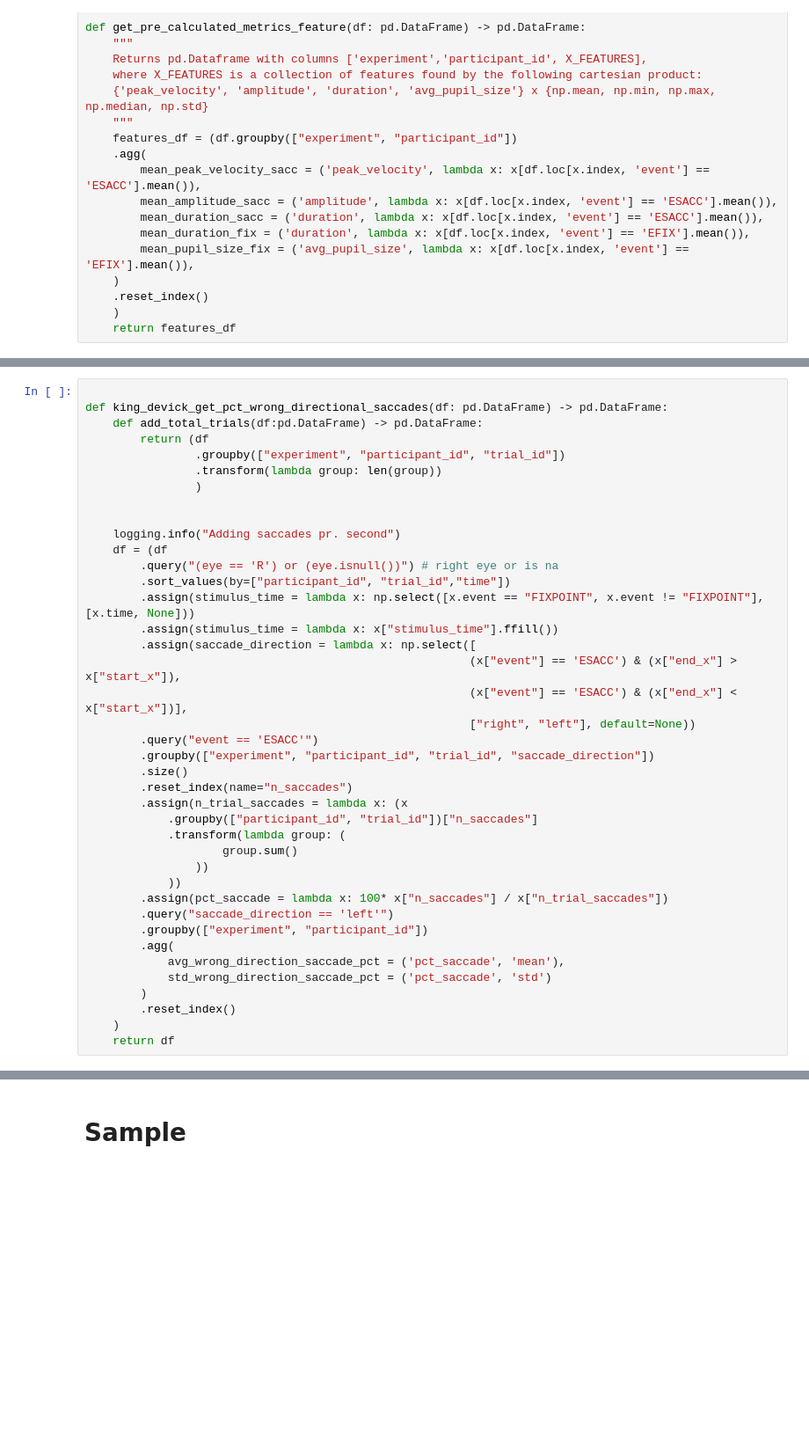
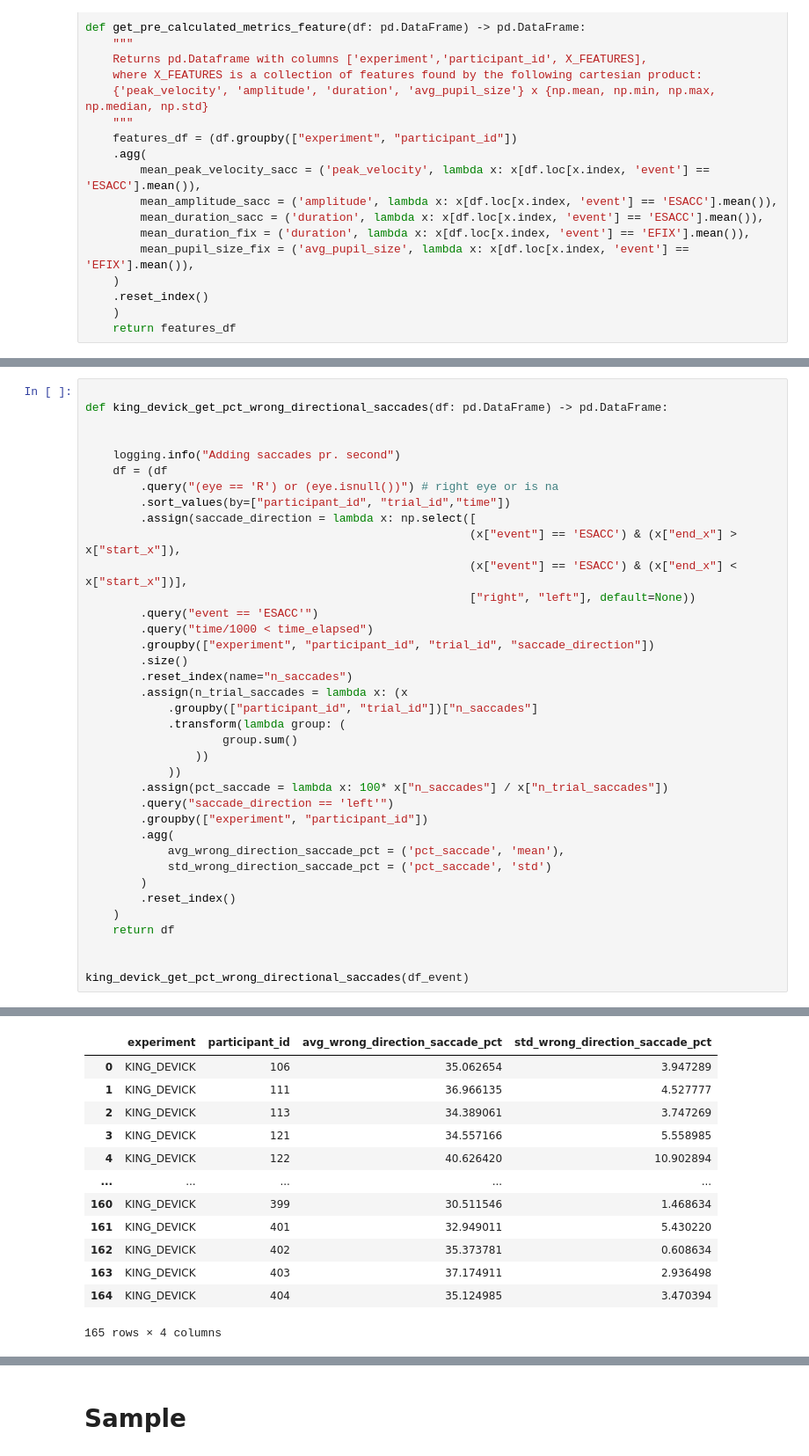
Before and after one commit to krusand/Analyzing-concussions-through-eyetracking-measurements, a Jupyter notebook: src/features/notebooks/king_devick_features.ipynb, the cells around one changed output, grey strips where cells are left out. Shown at 88% size. Cells and saved outputs as stored; diff of their text form; blank space fills up the shorter version.

```diff
--- a/src/features/notebooks/king_devick_features.ipynb
+++ b/src/features/notebooks/king_devick_features.ipynb
@@ -143,24 +142,18 @@ sns.kdeplot(data=data, x='std_saccades_pr_second', hue='y', ax= ax[2])
 # %%
 
 def king_devick_get_pct_wrong_directional_saccades(df: pd.DataFrame) -> pd.DataFrame:
-    def add_total_trials(df:pd.DataFrame) -> pd.DataFrame:
-        return (df
-                .groupby(["experiment", "participant_id", "trial_id"])
-                .transform(lambda group: len(group))
-                )
 
 
     logging.info("Adding saccades pr. second")
     df = (df
         .query("(eye == 'R') or (eye.isnull())") # right eye or is na
         .sort_values(by=["participant_id", "trial_id","time"])
-        .assign(stimulus_time = lambda x: np.select([x.event == "FIXPOINT", x.event != "FIXPOINT"], [x.time, None]))
-        .assign(stimulus_time = lambda x: x["stimulus_time"].ffill())
         .assign(saccade_direction = lambda x: np.select([
                                                         (x["event"] == 'ESACC') & (x["end_x"] > x["start_x"]),
                                                         (x["event"] == 'ESACC') & (x["end_x"] < x["start_x"])],
                                                         ["right", "left"], default=None))
         .query("event == 'ESACC'")
+        .query("time/1000 < time_elapsed")
         .groupby(["experiment", "participant_id", "trial_id", "saccade_direction"])
         .size()
         .reset_index(name="n_saccades")
@@ -180,3 +173,7 @@ def king_devick_get_pct_wrong_directional_saccades(df: pd.DataFrame) -> pd.DataF
         .reset_index()
     )
     return df
+
+
+king_devick_get_pct_wrong_directional_saccades(df_event)
+# %% [output]
@@ -183,3 +181,16 @@ def king_devick_get_pct_wrong_directional_saccades(df: pd.DataFrame) -> pd.DataF
+|  | experiment | participant_id | avg_wrong_direction_saccade_pct | std_wrong_direction_saccade_pct |
+| 0 | KING_DEVICK | 106 | 35.062654 | 3.947289 |
+| 1 | KING_DEVICK | 111 | 36.966135 | 4.527777 |
+| 2 | KING_DEVICK | 113 | 34.389061 | 3.747269 |
+| 3 | KING_DEVICK | 121 | 34.557166 | 5.558985 |
+| 4 | KING_DEVICK | 122 | 40.626420 | 10.902894 |
+| ... | ... | ... | ... | ... |
+| 160 | KING_DEVICK | 399 | 30.511546 | 1.468634 |
+| 161 | KING_DEVICK | 401 | 32.949011 | 5.430220 |
+| 162 | KING_DEVICK | 402 | 35.373781 | 0.608634 |
+| 163 | KING_DEVICK | 403 | 37.174911 | 2.936498 |
+| 164 | KING_DEVICK | 404 | 35.124985 | 3.470394 |
+165 rows × 4 columns
 # %%
 import seaborn as sns
 import matplotlib.pyplot as plt
```
Also changed, not shown: parts of 5 cells of this notebook, 1 other file.
